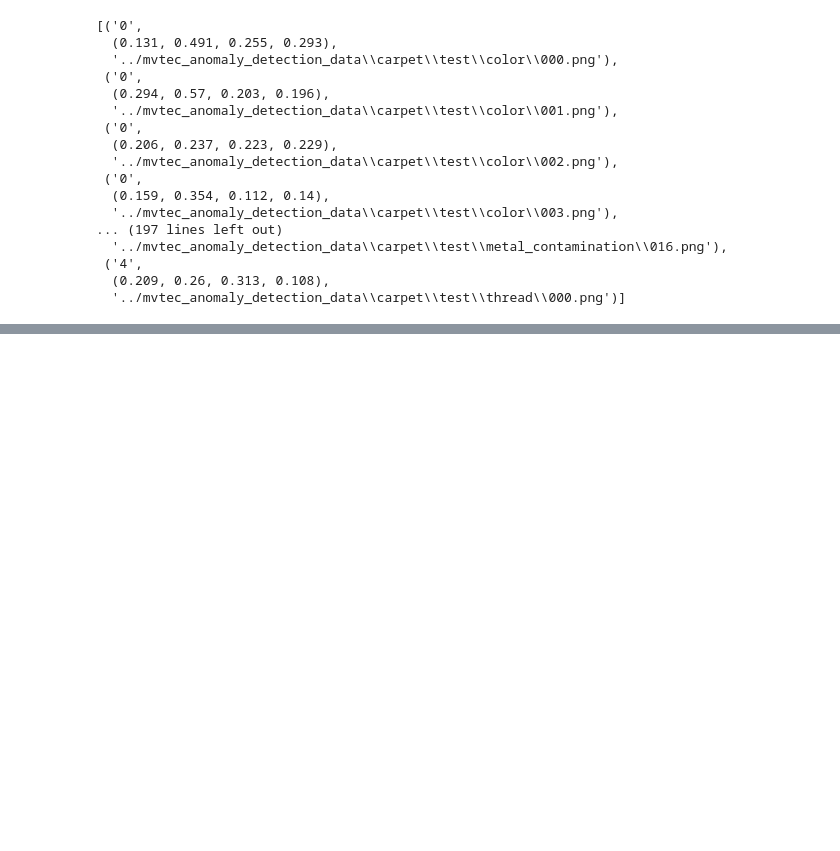
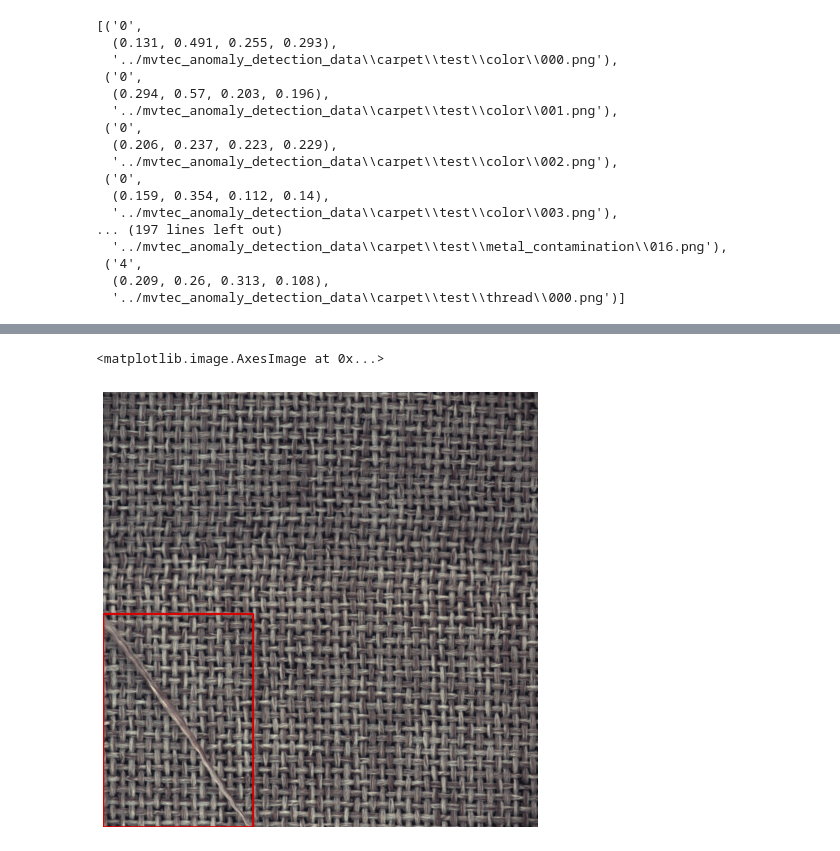
Before and after one commit to thecherry94/Kuenstliche_Intelligenz_BoVW, a Jupyter notebook: pytorch_faster_RCNN/test.ipynb, the cells around one changed output, grey strips where cells are left out. Saved outputs shown, nothing was run; the diff lists cells and outputs as text; code cells hidden in the pictures; blank space fills up the shorter version.

```diff
--- a/pytorch_faster_RCNN/test.ipynb
+++ b/pytorch_faster_RCNN/test.ipynb
@@ -262,0 +309,8 @@ IndexError: list index out of range
+# %%
+images, targets, image_ids = next(iter(valid_data_loader))
+# %%
+images = list(img.to(device) for img in images)
+targets = [{k: v.to(device) for k, v in t.items()} for t in targets]
+# %%
+boxes = targets[1]['boxes'].cpu().numpy().astype(np.int32)
+sample = images[1]
@@ -262,0 +323,16 @@ IndexError: list index out of range
+# %%
+fig, ax = plt.subplots(1, 1, figsize=(16, 8))
+
+sample = np.array(torchvision.transforms.ToPILImage()(sample))
+
+for box in boxes:
+    cv2.rectangle(sample,
+                  (box[0], box[1]),
+                  (box[2], box[3]),
+                  (220, 0, 0), 3)
+
+ax.set_axis_off()
+ax.imshow(sample)
+# %% [output]
+<matplotlib.image.AxesImage at 0x...>
+[figure, added]
```
Also changed, not shown: parts of 7 cells of this notebook.
